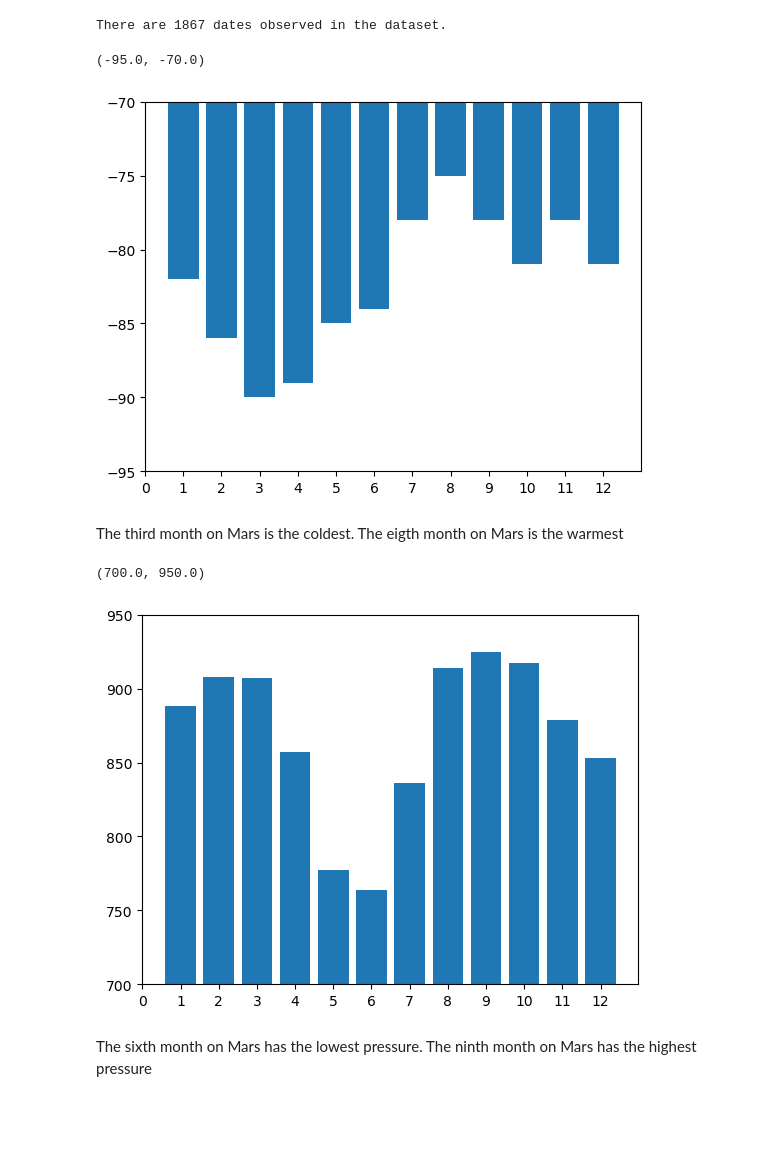
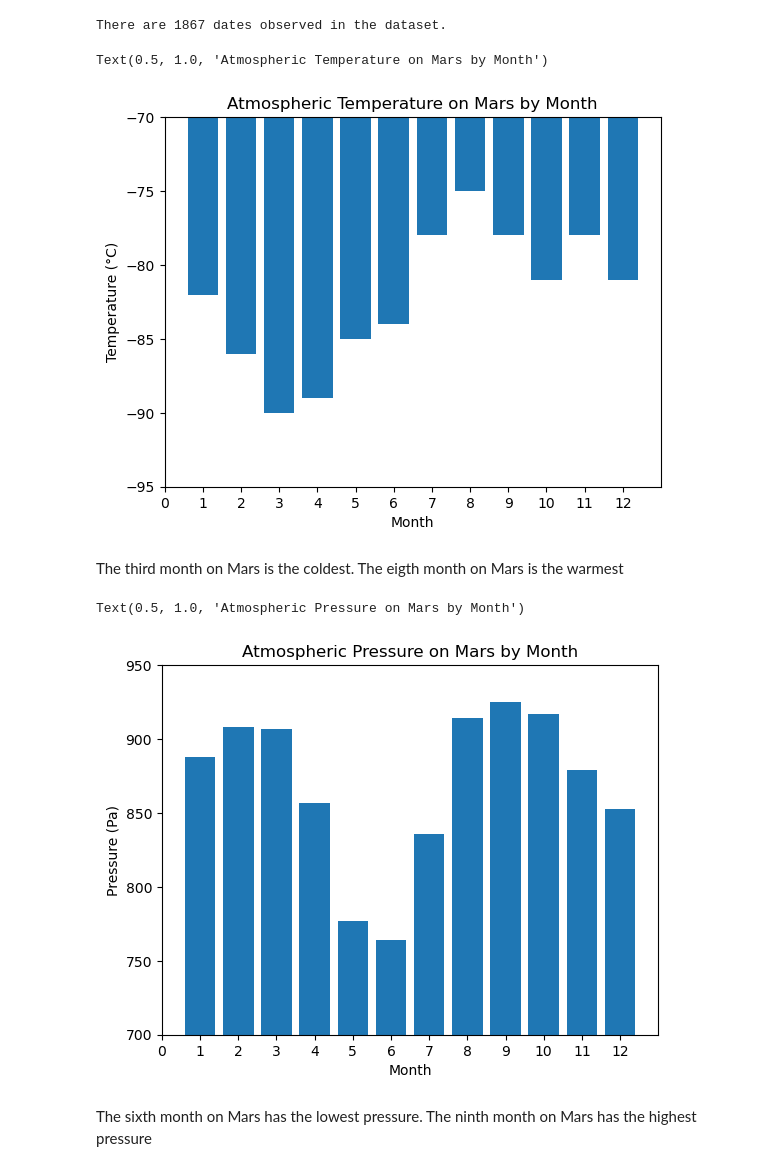
Before and after one commit to statocat/UNCBC-HW11-WebScraping, a Jupyter notebook: mars_data_challenge_part_2.ipynb, the cells around one changed output. Cells and saved outputs as stored; diff of their text form; code cells hidden in the pictures; blank space fills up the shorter version.

```diff
--- a/mars_data_challenge_part_2.ipynb
+++ b/mars_data_challenge_part_2.ipynb
@@ -67,7 +77,7 @@ df
 # %%
 # change data types
 df=df.astype({'id':int, 'sol':int, 'ls':int,'month':int,'min_temp':float,'pressure':float})
-df['terrestrial_date'] = pd.to_datetime(df['terrestrial_date'],format='%y%m%d')
+df['terrestrial_date'] = pd.to_datetime(df['terrestrial_date'])
 df.dtypes
 # %% [output]
 id                           int64
@@ -87,12 +101,16 @@ print(f'There are {len(df["sol"].unique())} dates observed in the dataset.')
 # %% [output]
 There are 1867 dates observed in the dataset.
 # %%
+# Question: What are the coldest and warmest months on Mars?
 plt.bar(df['month'],df['min_temp'])
 plt.xticks(range(13))
 plt.ylim(-95,-70)
+plt.xlabel('Month')
+plt.ylabel('Temperature (°C)')
+plt.title('Atmospheric Temperature on Mars by Month')
 # %% [output]
-(-95.0, -70.0)
+Text(0.5, 1.0, 'Atmospheric Temperature on Mars by Month')
-[figure, old version]
+[figure, new version]
 # %% [markdown]
 The third month on Mars is the coldest. The eigth month on Mars is the warmest
 # %%
@@ -100,8 +118,11 @@ The third month on Mars is the coldest. The eigth month on Mars is the warmest
 plt.bar(df['month'],df['pressure'])
 plt.xticks(range(13))
 plt.ylim(700,950)
+plt.xlabel('Month')
+plt.ylabel('Pressure (Pa)')
+plt.title('Atmospheric Pressure on Mars by Month')
 # %% [output]
-(700.0, 950.0)
+Text(0.5, 1.0, 'Atmospheric Pressure on Mars by Month')
-[figure, old version]
+[figure, new version]
 # %% [markdown]
 The sixth month on Mars has the lowest pressure. The ninth month on Mars has the highest pressure
```
Also changed, not shown: parts of 13 cells of this notebook, 1 other file.
